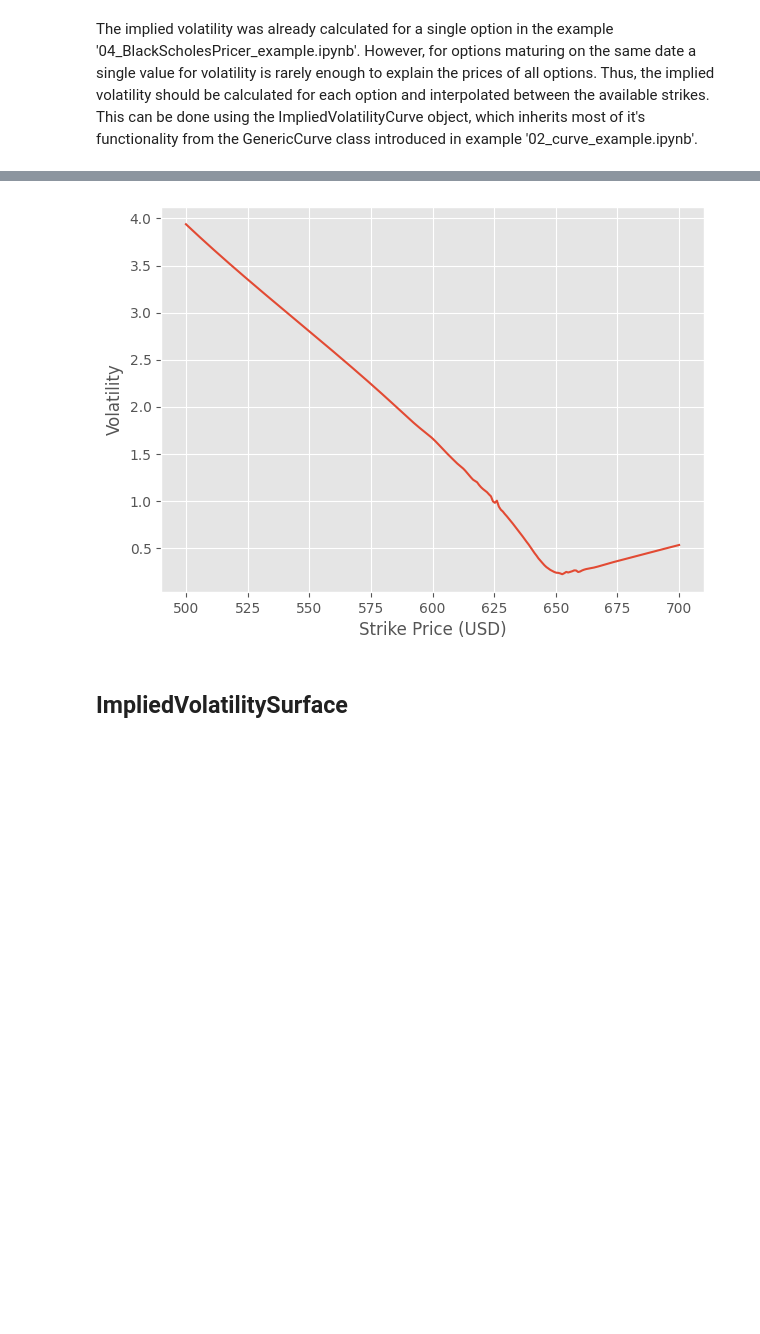
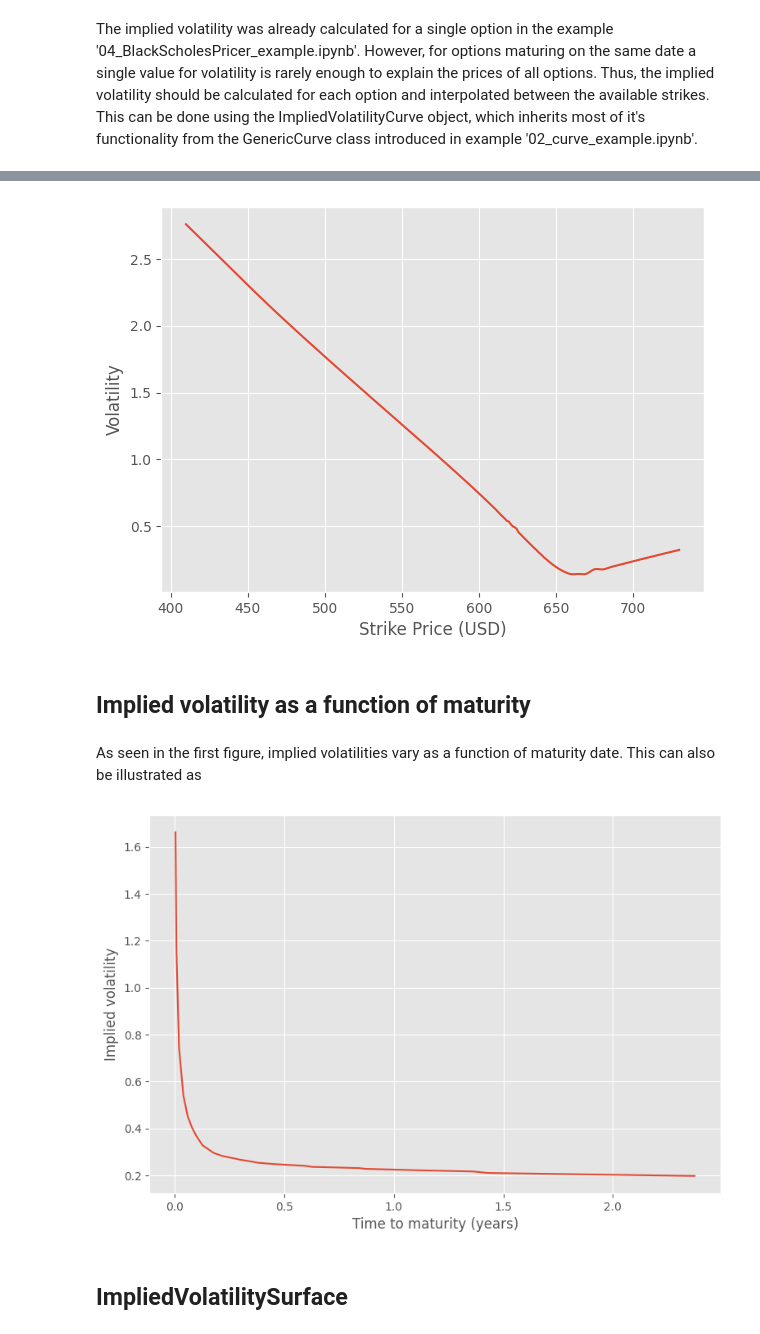
Before and after one commit to krantamaki/quantform, a Jupyter notebook: examples/pylib/05_implied_volatilities.ipynb, the cells around one changed output, grey strips where cells are left out. Saved outputs shown, nothing was run; the diff lists cells and outputs as text; code cells hidden in the pictures; blank space fills up the shorter version.

```diff
--- a/examples/pylib/05_implied_volatilities.ipynb
+++ b/examples/pylib/05_implied_volatilities.ipynb
@@ -87,6 +166,6 @@ plt.show()
 # %%
 # Options with very short time to maturity
-curve_date = QfDate(2025, 8, 18)
+curve_date = QfDate(2025, 8, 22)
 curve_options = [option for option in options if option.maturity_date == curve_date]
 
 curve = ImpliedVolatilityCurve(curve_options, underlying_value, report_date)
@@ -96,7 +175,32 @@ plt.xlabel("Strike Price (USD)")
 plt.ylabel("Volatility")
 plt.show()
 # %% [output]
-[figure, old version]
+[figure, new version]
+# %% [markdown]
+## Implied volatility as a function of maturity
+# %% [markdown]
+As seen in the first figure, implied volatilities vary as a function of maturity date. This can also be illustrated as
+# %%
+volatility_curves = {}
+
+for maturity_date in distinct_maturity_dates:
+  maturity_date_options = [option for option in options if option.maturity_date == maturity_date]
+  maturity_date_curve   = ImpliedVolatilityCurve(maturity_date_options, underlying_value, report_date)
+  volatility_curves[maturity_date] = maturity_date_curve
+
+taus = [report_date.timedelta(maturity_date) for maturity_date in distinct_maturity_dates]
+vols = [volatility_curves[maturity_date](600) for maturity_date in distinct_maturity_dates]
+
+fig = plt.figure(figsize=(9, 6))
+
+plt.plot(taus, vols)
+
+plt.xlabel("Time to maturity (years)")
+plt.ylabel("Implied volatility")
+
+plt.show()
+# %% [output]
+[figure, added]
 # %% [markdown]
 ## ImpliedVolatilitySurface
 # %% [markdown]
```
Also changed, not shown: parts of 8 cells of this notebook, 2 other files.
